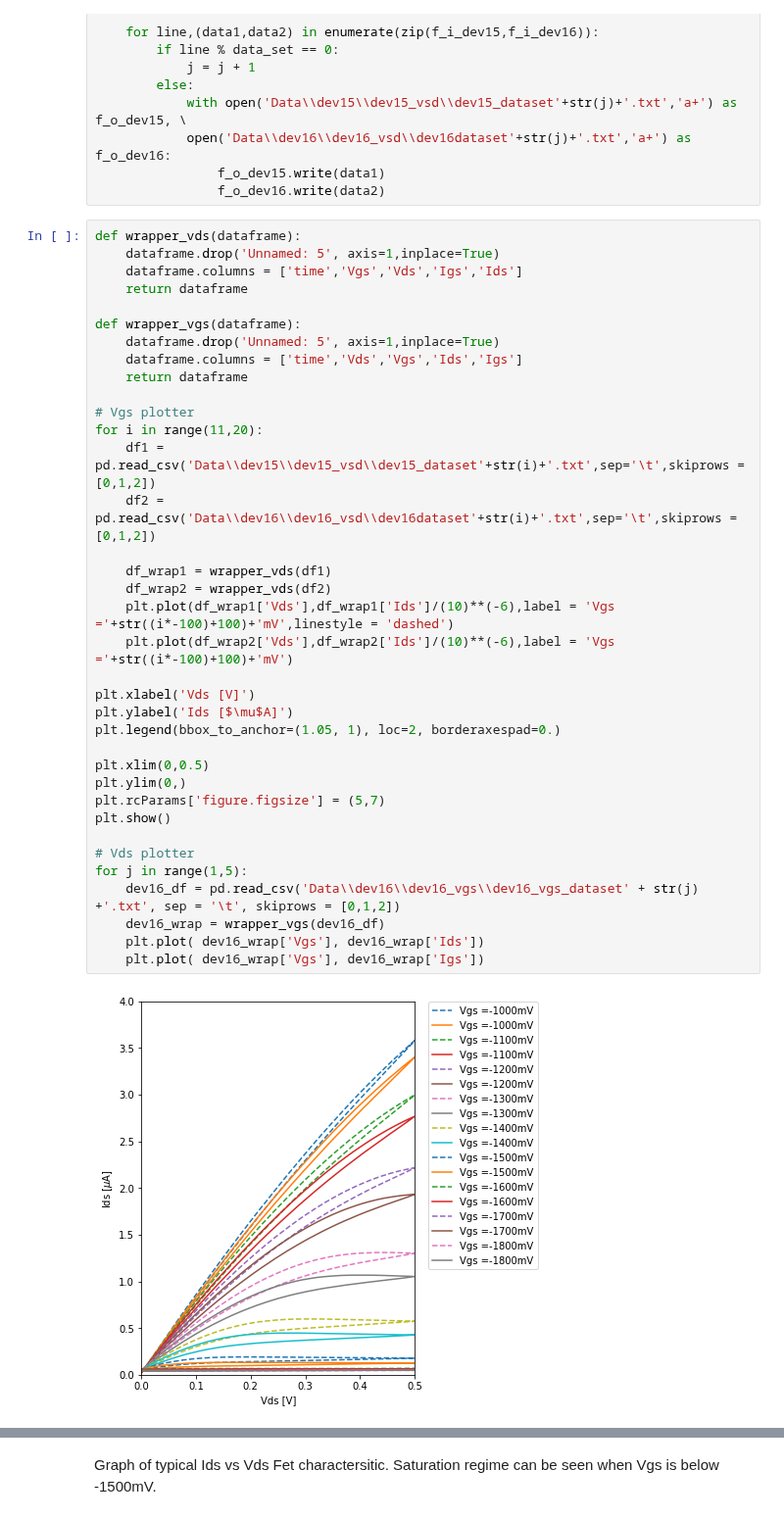
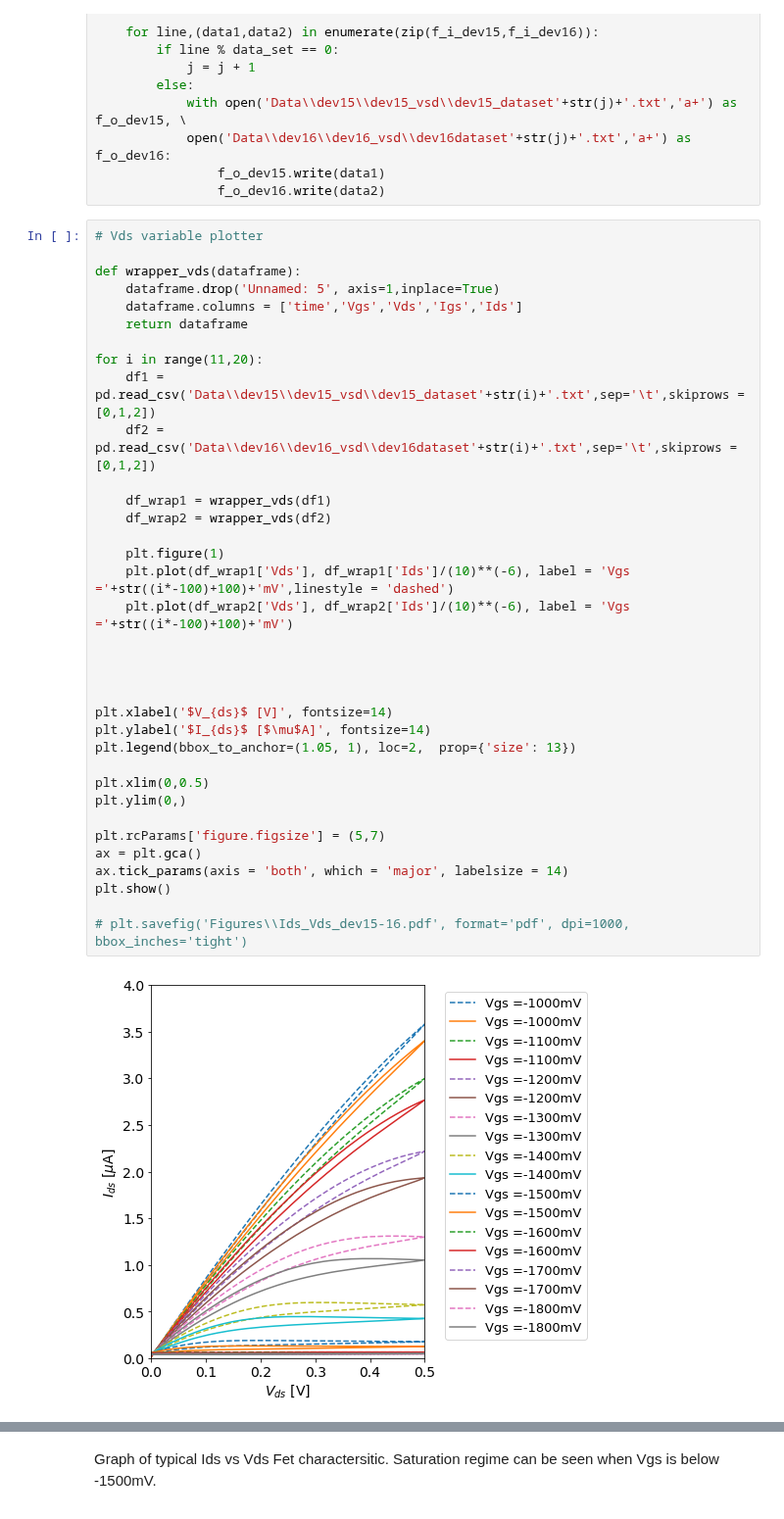
Before and after one commit to prabowobagas/Jupyter-Notebook-Thesis, a Jupyter notebook: Weekly Journal.ipynb, the cells around one changed output, grey strips where cells are left out. Shown at 98% size. Cells and saved outputs as stored; diff of their text form.

```diff
--- a/Weekly Journal.ipynb
+++ b/Weekly Journal.ipynb
@@ -243,40 +243,39 @@ open('Data\\dev16\\dev16 Vsd sweep 500mVpp Vgs series -2500mV to 1000mV.txt') as
                 f_o_dev15.write(data1)
                 f_o_dev16.write(data2)
 # %%
+# Vds variable plotter
+
 def wrapper_vds(dataframe):
     dataframe.drop('Unnamed: 5', axis=1,inplace=True)
     dataframe.columns = ['time','Vgs','Vds','Igs','Ids']
     return dataframe
 
-def wrapper_vgs(dataframe):
-    dataframe.drop('Unnamed: 5', axis=1,inplace=True)
-    dataframe.columns = ['time','Vds','Vgs','Ids','Igs']
-    return dataframe
-
-# Vgs plotter
 for i in range(11,20):
     df1 = pd.read_csv('Data\\dev15\\dev15_vsd\\dev15_dataset'+str(i)+'.txt',sep='\t',skiprows = [0,1,2])
     df2 = pd.read_csv('Data\\dev16\\dev16_vsd\\dev16dataset'+str(i)+'.txt',sep='\t',skiprows = [0,1,2])
 
     df_wrap1 = wrapper_vds(df1)
     df_wrap2 = wrapper_vds(df2)
-    plt.plot(df_wrap1['Vds'],df_wrap1['Ids']/(10)**(-6),label = 'Vgs ='+str((i*-100)+100)+'mV',linestyle = 'dashed')
-    plt.plot(df_wrap2['Vds'],df_wrap2['Ids']/(10)**(-6),label = 'Vgs ='+str((i*-100)+100)+'mV')
 
-plt.xlabel('Vds [V]')
-plt.ylabel('Ids [$\mu$A]')
-plt.legend(bbox_to_anchor=(1.05, 1), loc=2, borderaxespad=0.)
+    plt.figure(1)
+    plt.plot(df_wrap1['Vds'], df_wrap1['Ids']/(10)**(-6), label = 'Vgs ='+str((i*-100)+100)+'mV',linestyle = 'dashed')
+    plt.plot(df_wrap2['Vds'], df_wrap2['Ids']/(10)**(-6), label = 'Vgs ='+str((i*-100)+100)+'mV')
+
+
+
+
+plt.xlabel('$V_{ds}$ [V]', fontsize=14)
+plt.ylabel('$I_{ds}$ [$\mu$A]', fontsize=14)
+plt.legend(bbox_to_anchor=(1.05, 1), loc=2,  prop={'size': 13})
 
 plt.xlim(0,0.5)
 plt.ylim(0,)
+
 plt.rcParams['figure.figsize'] = (5,7)
+ax = plt.gca()
+ax.tick_params(axis = 'both', which = 'major', labelsize = 14)
 plt.show()
 
-# Vds plotter
-for j in range(1,5):
-    dev16_df = pd.read_csv('Data\\dev16\\dev16_vgs\\dev16_vgs_dataset' + str(j) +'.txt', sep = '\t', skiprows = [0,1,2])
-    dev16_wrap = wrapper_vgs(dev16_df)
-    plt.plot( dev16_wrap['Vgs'], dev16_wrap['Ids'])
-    plt.plot( dev16_wrap['Vgs'], dev16_wrap['Igs'])
+# plt.savefig('Figures\\Ids_Vds_dev15-16.pdf', format='pdf', dpi=1000, bbox_inches='tight')
 # %% [output]
-[figure, old version]
+[figure, new version]
```
Also changed, not shown: parts of 8 cells of this notebook, 7 other files.
